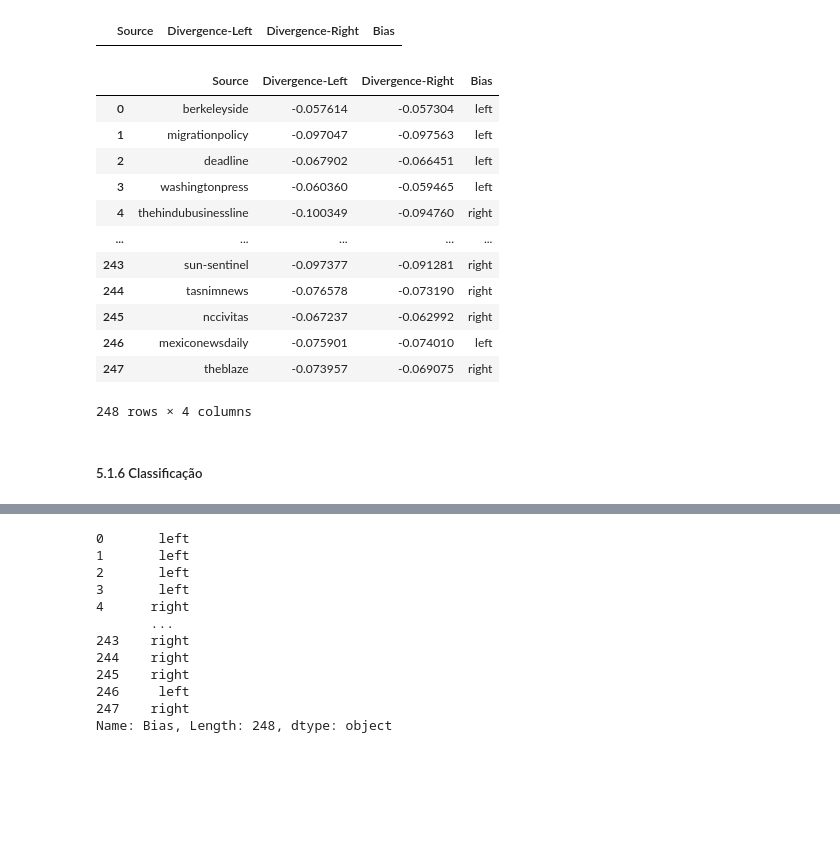
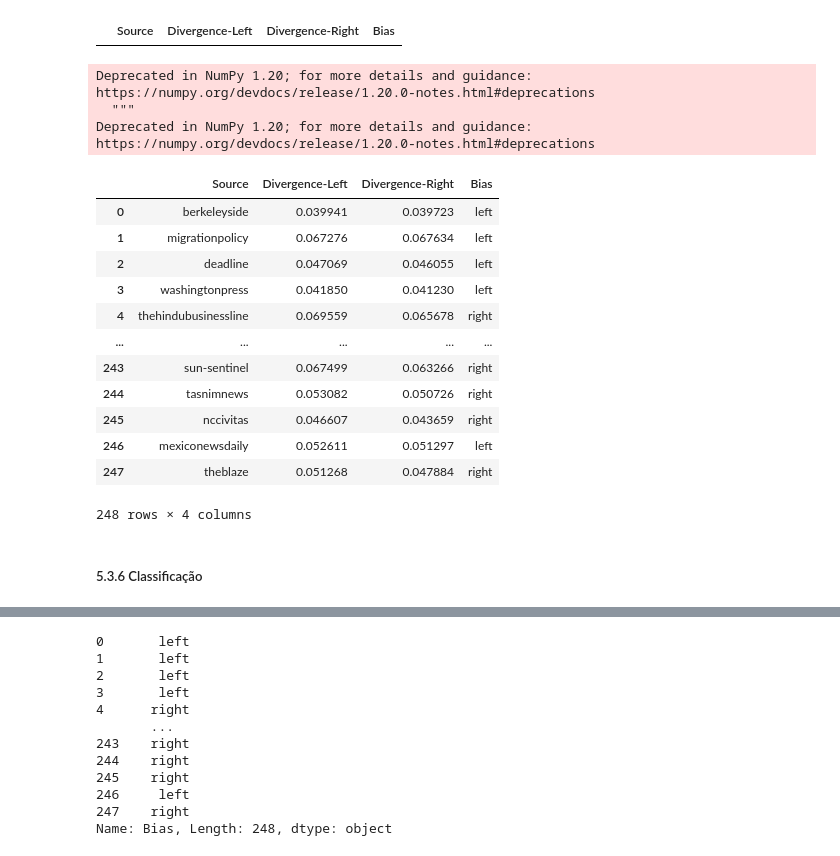
Before and after one commit to ldocarvalho/portals-bias, a Jupyter notebook: portals_bias.ipynb, the cells around one changed output, grey strips where cells are left out. Drawn from its saved outputs; the diff is of its cells as text; code cells hidden in the pictures; blank space fills up the shorter version.

```diff
--- a/portals_bias.ipynb
+++ b/portals_bias.ipynb
@@ -3823,0 +3820,2 @@ df_reference_vocabulary
+# %%
+df_reference_vocabulary = df_reference_vocabulary[:10000]
@@ -4017,31 +4031,2 @@ df_portals_reference_prob
 # %% [markdown]
 ###### Utils
-# %%
-from math import log2
-from math import sqrt
-from numpy import asarray
-
-def kl_divergence(p, q):
-	return sum(p[i] * log2(p[i]/q[i]) if q[i] != 0 and p[i] != 0 else p[i] for i in range(len(p)))
-
-'''
-def js_divergence(p, q):
-	m = 0.5 * (p + q)
-	return 0.5 * kl_divergence(p, m) + 0.5 * kl_divergence(q, m)
-'''
-
-def js_divergence(p, q):
-  # calculate_shannon_entropy(probs)
-  m = 0.5 * (p + q)
-  a = (calculate_shannon_entropy(p) + calculate_shannon_entropy(q)) / 2
-  b = calculate_shannon_entropy(m)
-  return a - b
-
-p = asarray([0.10, 0.40, 0.50])
-q = asarray([0.80, 0.15, 0.05])
-
-js_pq = js_divergence(p, q)
-print('JS(P || Q) divergence: %.3f bits' % js_pq)
-
-js_qp = js_divergence(q, p)
-print('JS(Q || P) divergence: %.3f bits' % js_qp)
@@ -4051,3 +4033,12 @@ JS(Q || P) divergence: -0.420 bits
+# %%
+from numpy import asarray
+from scipy.spatial.distance import jensenshannon
+
+def divergence(p, q):
+  p = p.astype(np.float)
+  q = q.astype(np.float)
+  div = jensenshannon(p, q)
+  return div * div
 # %% [markdown]
 ###### Dissimilaridade de portais
 # %%
@@ -4059,36 +4050,39 @@ df_portals_divergence
 # %%
 for index, row in df_portals.iterrows():
   source = row['Source']
   bias = row['Bias']
   values = row.iloc[2:].values
   div_left = 0.0
   div_right = 0.0
   for index_1, row_1 in df_portals_reference_prob.iterrows():
     if index_1 == 0:
       values_left = row_1.iloc[1:].values
-      div_left = js_divergence(values, values_left)
+      div_left = divergence(values, values_left)
     else:
       values_right = row_1.iloc[1:].values
-      div_right = js_divergence(values, values_right)
+      div_right = divergence(values, values_right)
   df_portals_divergence = df_portals_divergence.append({'Source': source, 'Divergence-Left': div_left, 'Divergence-Right': div_right, "Bias": bias}, ignore_index=True)
 
 df_portals_divergence
 # %% [output]
+Deprecated in NumPy 1.20; for more details and guidance: https://numpy.org/devdocs/release/1.20.0-notes.html#deprecations
+  """
+Deprecated in NumPy 1.20; for more details and guidance: https://numpy.org/devdocs/release/1.20.0-notes.html#deprecations
 |  | Source | Divergence-Left | Divergence-Right | Bias |
-| 0 | berkeleyside | -0.057614 | -0.057304 | left |
-| 1 | migrationpolicy | -0.097047 | -0.097563 | left |
-| 2 | deadline | -0.067902 | -0.066451 | left |
-| 3 | washingtonpress | -0.060360 | -0.059465 | left |
-| 4 | thehindubusinessline | -0.100349 | -0.094760 | right |
+| 0 | berkeleyside | 0.039941 | 0.039723 | left |
+| 1 | migrationpolicy | 0.067276 | 0.067634 | left |
+| 2 | deadline | 0.047069 | 0.046055 | left |
+| 3 | washingtonpress | 0.041850 | 0.041230 | left |
+| 4 | thehindubusinessline | 0.069559 | 0.065678 | right |
 | ... | ... | ... | ... | ... |
-| 243 | sun-sentinel | -0.097377 | -0.091281 | right |
-| 244 | tasnimnews | -0.076578 | -0.073190 | right |
-| 245 | nccivitas | -0.067237 | -0.062992 | right |
-| 246 | mexiconewsdaily | -0.075901 | -0.074010 | left |
-| 247 | theblaze | -0.073957 | -0.069075 | right |
+| 243 | sun-sentinel | 0.067499 | 0.063266 | right |
+| 244 | tasnimnews | 0.053082 | 0.050726 | right |
+| 245 | nccivitas | 0.046607 | 0.043659 | right |
+| 246 | mexiconewsdaily | 0.052611 | 0.051297 | left |
+| 247 | theblaze | 0.051268 | 0.047884 | right |
-248 rows × 4 columns
+248 rows × 4 columns
 # %% [markdown]
-##### 5.1.6 Classificação
+##### 5.3.6 Classificação
 # %%
 X = df_portals_divergence.drop(['Source', 'Bias'], axis=1)
 y = df_portals_divergence['Bias']
```
Also changed, not shown: parts of 29 cells of this notebook.
